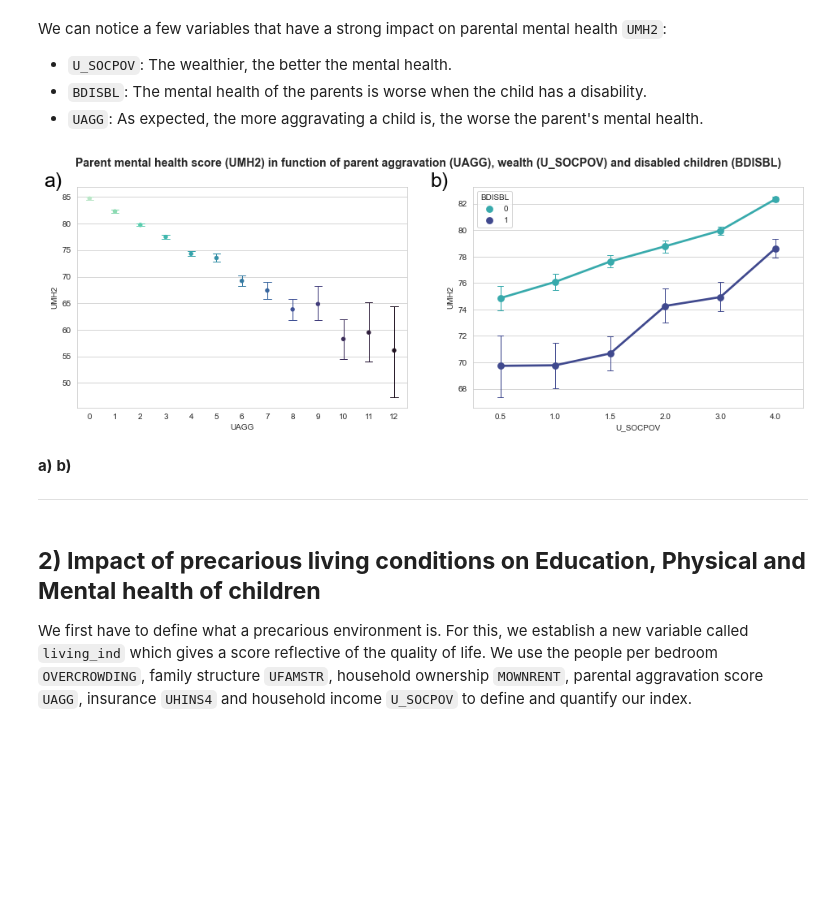
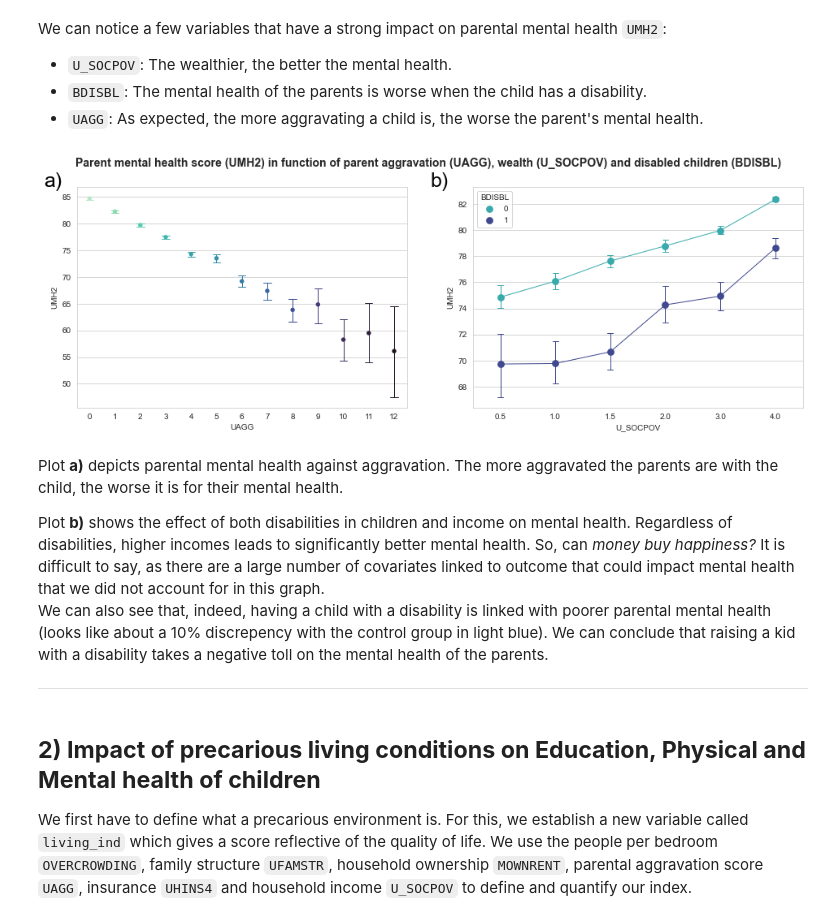
Before and after one commit to epfl-ada/ada-2020-project-milestone-p3-p3_ada-boi, a Jupyter notebook: creative_extension.ipynb, the cells around one changed output. Cells and saved outputs as stored; diff of their text form; code cells hidden in the pictures; blank space fills up the shorter version.

```diff
--- a/creative_extension.ipynb
+++ b/creative_extension.ipynb
@@ -378,19 +385,23 @@ We can notice a few variables that have a strong impact on parental mental healt
 # %%
 df = df_NN(child,outcome,predictors)
 fig, axes = plt.subplots(1,2, figsize=(16,5))
 axes[0].text(-0.1,1,'a)', fontsize=25, color='k', transform=axes[0].transAxes)
 axes[1].text(-0.13,1,'b)', fontsize=25, color='k', transform=axes[1].transAxes)
 sns.pointplot(ax=axes[0], x='UAGG', y='UMH2', palette='mako_r', data=df,capsize=0.3,errwidth=1,markers='.')
 sns.pointplot(ax=axes[1], x='U_SOCPOV', y='UMH2', hue='BDISBL', palette='mako_r', data=df, capsize=0.1, errwidth=1)
+for l in axes[1].lines:
+    plt.setp(l,linewidth=1)
 plt.suptitle('Parent mental health score (UMH2) in function of parent aggravation (UAGG), wealth (U_SOCPOV) and disabled children (BDISBL)', fontsize=14, fontweight='bold')
 plt.show()
 # %% [output]
-[figure, old version]
+[figure, new version]
-# %% [markdown]
-**a)**
-**b)**
-
----
+# %% [markdown]
+Plot **a)** depicts parental mental health against aggravation. The more aggravated the parents are with the child, the worse it is for their mental health.
+
+Plot **b)** shows the effect of both disabilities in children and income on mental health. Regardless of disabilities, higher incomes leads to significantly better mental health. So, can _money buy happiness?_ It is difficult to say, as there are a large number of covariates linked to outcome that could impact mental health that we did not account for in this graph.
+We can also see that, indeed, having a child with a disability is linked with poorer parental mental health (looks like about a 10% discrepency with the control group in light blue). We can conclude that raising a kid with a disability takes a negative toll on the mental health of the parents.
+
+---
 # %% [markdown]
 ## **2) Impact of precarious living conditions on Education, Physical and Mental health of children**
 
```
Also changed, not shown: parts of 25 cells of this notebook, 1 other file.
